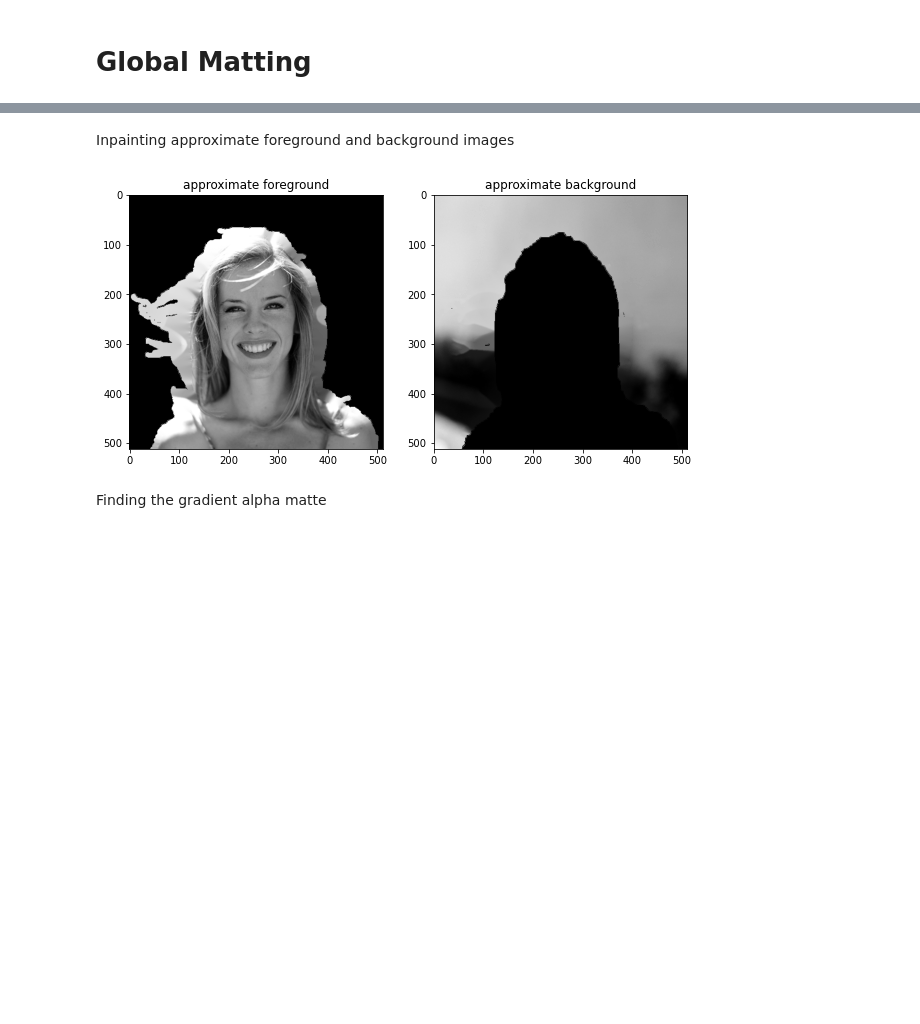
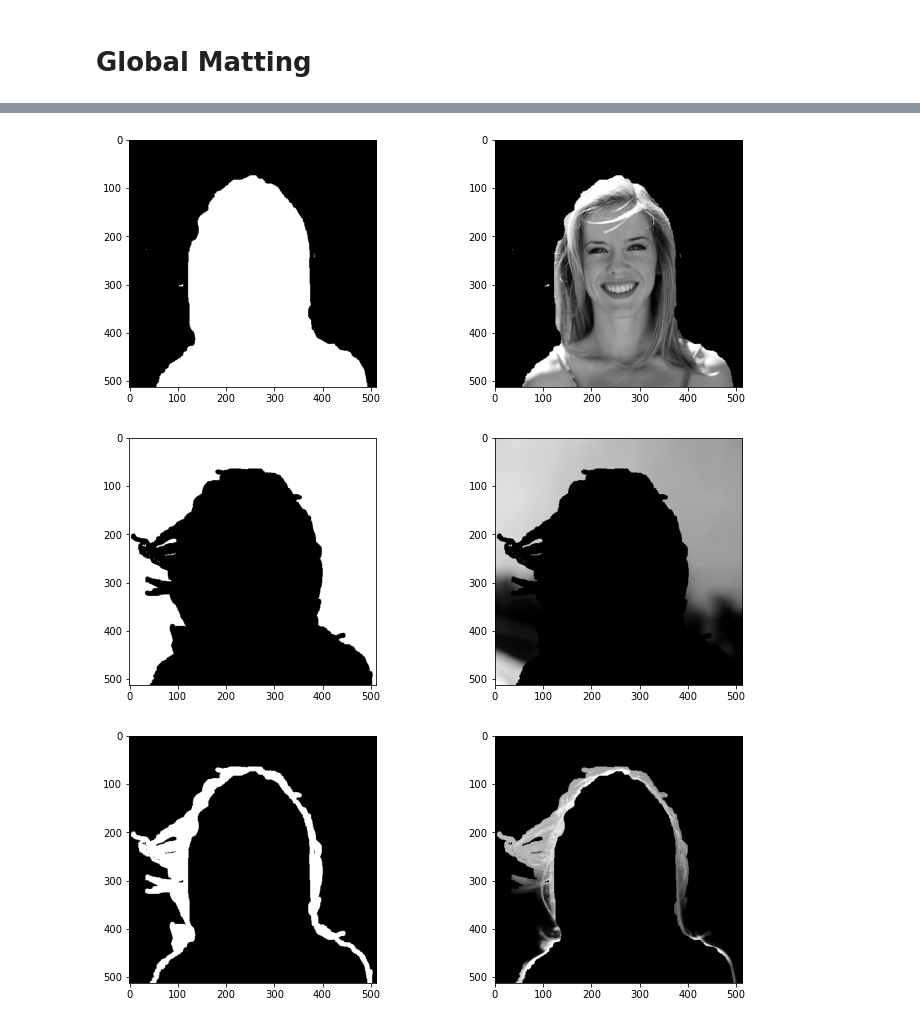
Before and after one commit to avani17101/Poisson-Matting, a Jupyter notebook: src/Global_Matting.ipynb, the cells around one changed output, grey strips where cells are left out. Drawn from its saved outputs; the diff is of its cells as text; code cells hidden in the pictures; blank space fills up the shorter version.

```diff
--- a/src/Global_Matting.ipynb
+++ b/src/Global_Matting.ipynb
@@ -122,23 +51,0 @@ Text(0.5, 1.0, 'Estimated alpha matte')
-# %% [markdown]
-Inpainting approximate foreground and background images
-# %%
-f = (unknown_region + background).astype(np.uint8)*255
-apr_foreground = (cv2.inpaint(gray_fg.astype(np.uint8),f,3,cv2.INPAINT_TELEA)).astype(np.float32)
-apr_foreground *= np.logical_not(background)
-apr_foreground = apr_foreground.astype(np.float32)
-plt.figure(figsize=(10,10))
-plt.subplot(121)
-plt.imshow(apr_foreground,'gray')
-b = (unknown_region + foreground ).astype(np.uint8)*255
-apr_background = (cv2.inpaint(gray_bg.astype(np.uint8),b,3,cv2.INPAINT_TELEA)).astype(np.float32)
-apr_background *=  np.logical_not(foreground)
-apr_background = apr_background.astype(np.float32)
-plt.title('approximate foreground')
-plt.subplot(122)
-plt.imshow(apr_background,'gray')
-plt.title('approximate background')
-plt.show()
-# %% [output]
-[figure, removed]
-# %% [markdown]
-Finding the gradient alpha matte
@@ -156,0 +52,35 @@ b = d2y + d2x
+# %%
+mask_bg = (tri3<10)
+mask_fg = (tri3>245)
+mask_unknown = (np.bitwise_and(tri3>=10,tri3<=245))
+
+# mask_unknown = True ^ (mask_bg+mask_fg)
+
+fg = img3_gray*(mask_fg)
+bg = img3_gray*(mask_bg)
+unknown = img3_gray*mask_unknown
+# %%
+plt.figure(figsize = (12,10))
+plt.subplot(221)
+plt.imshow(mask_fg,cmap='gray')
+plt.subplot(222)
+plt.imshow(fg,cmap='gray')
+plt.show()
+
+plt.figure(figsize = (12,10))
+plt.subplot(221)
+plt.imshow(mask_bg,cmap='gray')
+plt.subplot(222)
+plt.imshow(bg,cmap='gray')
+plt.show()
+
+plt.figure(figsize = (12,10))
+plt.subplot(221)
+plt.imshow(mask_unknown,cmap='gray')
+plt.subplot(222)
+plt.imshow(unknown,cmap='gray')
+plt.show()
+# %% [output]
+[figure, added]
+[figure, added]
+[figure, added]
```
Also changed, not shown: parts of 20 cells of this notebook, 1 other file.
